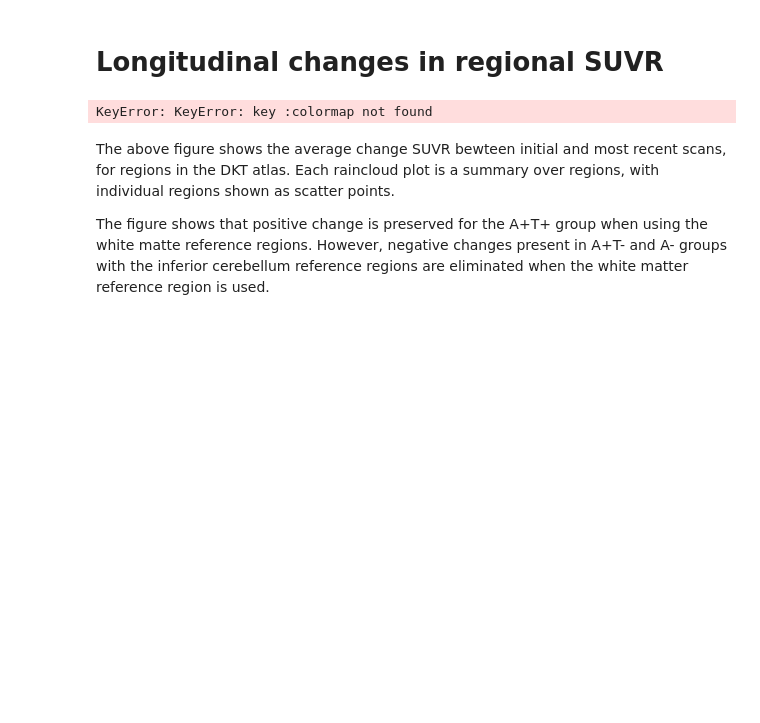
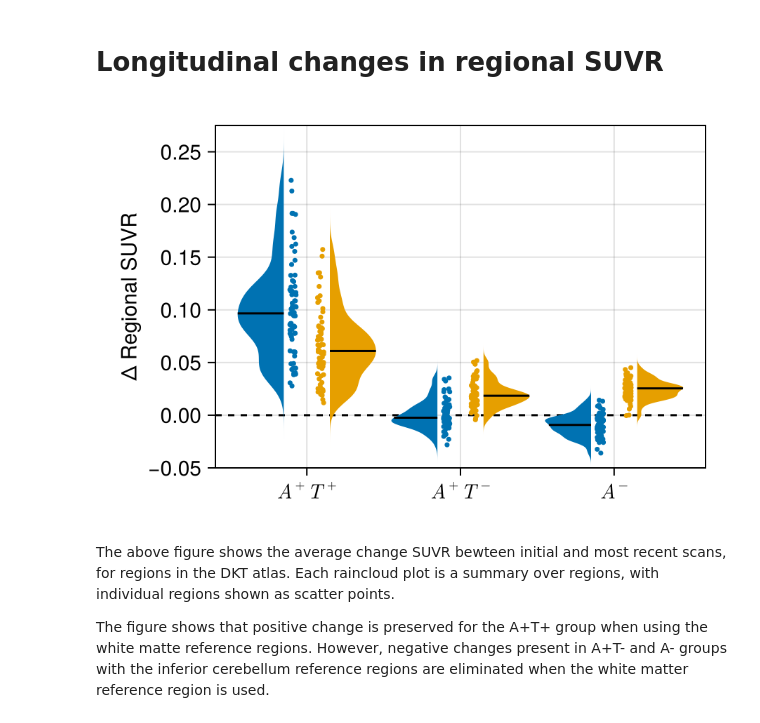
Before and after one commit to PavanChaggar/local-fkpp, a Jupyter notebook: adni/inference/analysis/notebooks/reference_region_analysis.ipynb, the cells around one changed output. Saved outputs shown, nothing was run; the diff lists cells and outputs as text; code cells hidden in the pictures; blank space fills up the shorter version.

Commit message:
removing error

```diff
--- a/adni/inference/analysis/notebooks/reference_region_analysis.ipynb
+++ b/adni/inference/analysis/notebooks/reference_region_analysis.ipynb
@@ -66,7 +66,7 @@ comp = [mtl; neo]
 Loading recent tau-PET AV1451 data from ADNI, with amyloid status appended. Loading the data using both inferior cerebellum and eroded white matter reference rgeions.
 Note, we use the package `ADNIDatasets.jl` for convenient handling of tabular tau-PET data. Documentation for the package can be found at https://github.com/PavanChaggar/ADNIDatasets.jl.
 # %%
-sub_data_path = projectdir("adni/data/new_new_data/UCBERKELEY_TAU_6MM_18Dec2023_AB_STATUS.csv")
+sub_data_path = projectdir("adni/data/UCBERKELEY_TAU_6MM_18Dec2023_AB_STATUS.csv")
 alldf = CSV.read(sub_data_path, DataFrame);
 
 posdf = filter(x -> x.AB_Status == 1, alldf)
@@ -161,35 +161,35 @@ wm_neg_tau_neg_idx = findall(x -> x ∉ wm_neg_tau_pos_idx, 1:length(wm_negdata)
 function get_diff(x::Matrix{Float64})
     x[:,end] .- x[:,1]
 end
 function get_diff(x::Vector{Float64})
     x[end] - x[1]
 end
 cols = Makie.wong_colors();
 
 begin
     f = Figure(size=(450, 300), fontsize=15)
 
     # Inferior Cerebellum
     ax = Axis(f[1:5,1], ylabel="Δ Regional SUVR", xticks=(1:3, [L"A^+T^+", L"A^+T^-", L"A^-"]), yticks=-0.1:0.05:0.3)
     hlines!(ax, 0.0, linestyle=:dash, color=:black)
 
     ylims!(-0.05, 0.275)
     rainclouds!(ones(72) .* 0.85, mean(get_diff.(calc_suvr.(ic_data[ic_tau_pos_idx]))), plot_boxplots=false, cloud_width= 0.75, whiskerwidth=1, markersize=5, color=cols[1],)
     rainclouds!(ones(72) .* 1.15, mean(get_diff.(calc_suvr.(wm_data[wm_tau_pos_idx]))), plot_boxplots=false, cloud_width= 0.75, whiskerwidth=1, markersize=5, side=:right, color=cols[2])
 
     rainclouds!(ones(72) .* 1.85, mean(get_diff.(calc_suvr.(ic_data[ic_tau_neg_idx]))), plot_boxplots=false, cloud_width= 0.75, whiskerwidth=1, markersize=5, color=cols[1],)
     rainclouds!(ones(72) .* 2.15, mean(get_diff.(calc_suvr.(wm_data[wm_tau_neg_idx]))), plot_boxplots=false, cloud_width= 0.75, whiskerwidth=1, markersize=5, side=:right, color=cols[2])
 
     rainclouds!(ones(72) .* 2.85, mean(get_diff.(calc_suvr.(ic_negdata[ic_neg_tau_neg_idx]))), whiskerwidth=1, plot_boxplots=false, cloud_width= 0.75, markersize=5, color=cols[1], label="Inferior Cerebellum")
     rainclouds!(ones(72) .* 3.15, mean(get_diff.(calc_suvr.(wm_negdata[wm_neg_tau_neg_idx]))), whiskerwidth=1, plot_boxplots=false, cloud_width= 0.75, markersize=5, side=:right, color=cols[2], label="Eroded White Matter")
 
-    axislegend(ax, merge=true, labelsize=15)
+    # axislegend(ax, merge=true, labelsize=15)
     f
 end
 save(projectdir("visualisation/reference_region/suvr-reference-region.pdf"), f)
 f
 # %% [output]
-KeyError: KeyError: key :colormap not found
+[figure, added]
 # %% [markdown]
 The above figure shows the average change SUVR bewteen initial and most recent scans, for regions in the DKT atlas. Each raincloud plot is a summary over regions, with individual regions shown as scatter points.
 
```
Also changed, not shown: parts of 3 cells of this notebook.
